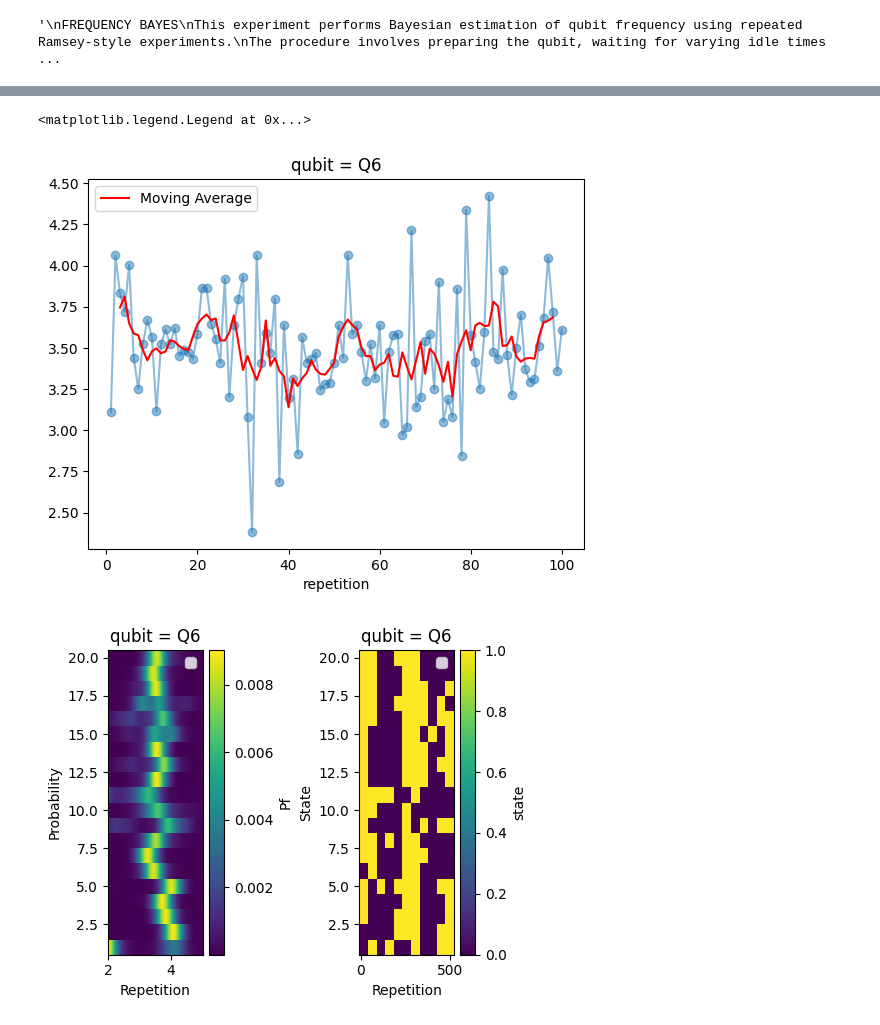
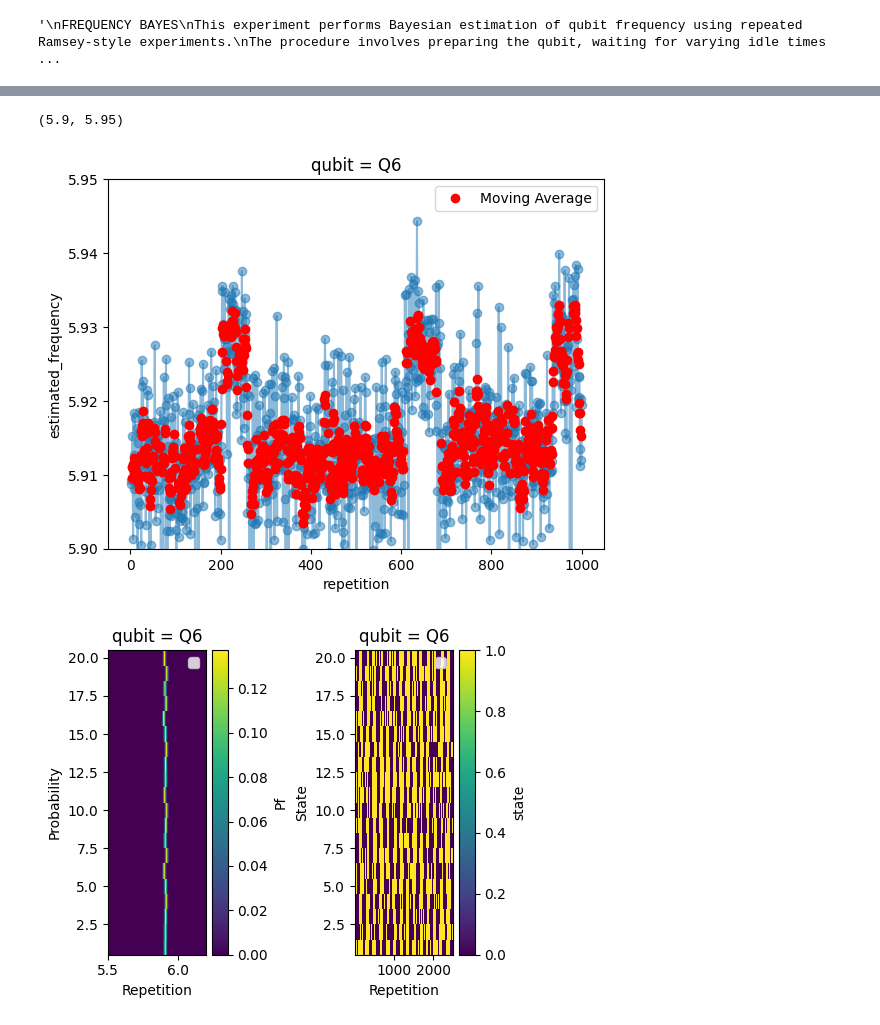
Before and after one commit to i-qcc/iqcc-calibration, a Jupyter notebook: random_exp/Bayesian/FrequencyBayesianEstimation (2).ipynb, the cells around one changed output, grey strips where cells are left out. Saved outputs shown, nothing was run; the diff lists cells and outputs as text; code cells hidden in the pictures.

```diff
--- a/random_exp/Bayesian/FrequencyBayesianEstimation (2).ipynb
+++ b/random_exp/Bayesian/FrequencyBayesianEstimation (2).ipynb
@@ -142,16 +139,16 @@ class Parameters(NodeParameters):
     qubits: Optional[List[str]] = None
 
     # Experiment parameters
-    num_repetitions: int = 100
+    num_repetitions: int = 1000
     min_wait_time_in_ns: int = 16
-    max_wait_time_in_ns: int = 500
-    wait_time_step_in_ns: int = 48
-    detuning: int = 3.5 * u.MHz
+    max_wait_time_in_ns: int = 2500
+    wait_time_step_in_ns: int = 4
+    detuning: int = 6 * u.MHz
 
     # Bayesian parameters
-    f_min: float = 2 #MHz
-    f_max: float = 5 #MHz
-    df: float = 0.005 #MHz
+    f_min: float = 5.5 #MHz
+    f_max: float = 6.2 #MHz
+    df: float = 0.002 #MHz
 
     # Control parameters
     reset_type: Literal["active", "thermal"] = "thermal"
@@ -236,6 +236,7 @@ with program() as BayesFreq:
 
 
     estimated_frequency = declare(fixed) #in MHz
+    estimated_frequency_st = [declare_stream() for _ in range(num_qubits)]
 
     # Main experiment loop
     for i, qubit in enumerate(qubits):
@@ -296,6 +297,7 @@ with program() as BayesFreq:
 
                 # Normalize P(f)
                 assign(norm, Cast.to_fixed(1.0 / Math.sum(Pf)))
+                assign(norm, Math.abs(norm))
                 with for_(f_idx, 0, f_idx < len(v_f), f_idx + 1):
                     assign(Pf[f_idx], norm * Pf[f_idx])
 
@@ -303,6 +305,7 @@ with program() as BayesFreq:
 
             # Estimated frequency
             assign(estimated_frequency, Math.dot(v_f, Pf))
+            save(estimated_frequency, estimated_frequency_st[i])
 
             # Reset P(f)
             with for_(f_idx, 0, f_idx < len(v_f), f_idx + 1):
@@ -314,6 +317,7 @@ with program() as BayesFreq:
         for i in range(num_qubits):
             Pf_st[i].buffer(n_reps,len(v_f)).save(f"Pf{i + 1}")
             state_st[i].buffer(n_reps,len(idle_times)).save(f"state{i + 1}")
+            estimated_frequency_st[i].buffer(n_reps).save(f"estimated_frequency{i + 1}")
 # %%
 with qm_session(qmm, config, timeout=node.parameters.timeout ) as qm:
     job = qm.execute(BayesFreq)
@@ -342,5 +339,6 @@ Warning: n is not saved in the stream processing.
 # %%
 ds_single = fetch_results_as_xarray_arb_var(job.result_handles, qubits, {"t": idle_times*4, "repetition": np.arange(1,n_reps+1)}, "state")
 ds_Pf = fetch_results_as_xarray_arb_var(job.result_handles, qubits, { "vf" : np.arange(node.parameters.f_min, node.parameters.f_max + 0.5 * node.parameters.df, node.parameters.df),"repetition": np.arange(1,n_reps+1)}, "Pf")
+ds_estimated_frequency = fetch_results_as_xarray_arb_var(job.result_handles, qubits, {"repetition": np.arange(1,n_reps+1)}, "estimated_frequency")
 ds = xr.merge([ds_single, ds_Pf / ds_Pf.Pf.sum(dim='vf')])
 # %%
@@ -400,18 +401,27 @@ node.save()
 # %%
+
 # Perform vector multiplication to collapse the 'vf' dimension
 # Normalize ds.Pf along the 'vf' dimension
 
-collapsed_result = (ds.Pf * ds.vf).sum(dim='vf')
-positive_collapsed_result = collapsed_result.where(collapsed_result > 0.1, drop=True)
-# positive_collapsed_result = collapsed_result
-positive_collapsed_result.plot(marker='o', linestyle='-', alpha=0.5)
-window_size = 5  # Define the window size for the moving average
-moving_average = positive_collapsed_result.rolling(dim={'repetition': window_size}, center=True).mean()
-moving_average.plot(linestyle='-', color='red', label='Moving Average')
+# collapsed_result = (ds.Pf * ds.vf).sum(dim='vf')
+# positive_collapsed_result = collapsed_result.where(collapsed_result > 0.1, drop=True)
+# # # positive_collapsed_result = collapsed_result
+# positive_collapsed_result.plot(marker='o', linestyle='-', alpha=0.5)
+# window_size = 5  # Define the window size for the moving average
+# moving_average = positive_collapsed_result.rolling(dim={'repetition': window_size}, center=True).mean()
+# moving_average.plot(linestyle='-', color='red', label='Moving Average')
+# plt.legend()
+ds_estimated_frequency.estimated_frequency.plot(marker='o', linestyle='-', alpha=0.5)
+# Calculate and plot a moving average of the estimated frequency
+window_size = 5  # You can adjust the window size as needed
+moving_avg = ds_estimated_frequency.estimated_frequency.rolling(repetition=window_size, center=True).mean()
+moving_avg.plot(linestyle='none',marker = 'o', color='red', label='Moving Average')
 plt.legend()
+
+plt.ylim(5.9,5.95)
 # %% [output]
-<matplotlib.legend.Legend at 0x...>
+(5.9, 5.95)
-[figure, old version]
+[figure, new version]
 # %%
 slice_idx = [0, 20]
 fig, axs = plt.subplots(1, 2, figsize=(5, 4))
@@ -431,4 +441,4 @@ axs[1].legend()
 plt.tight_layout()
 plt.show()
 # %% [output]
-[figure, old version]
+[figure, new version]
```
Also changed, not shown: parts of 6 cells of this notebook, 4 other files.
